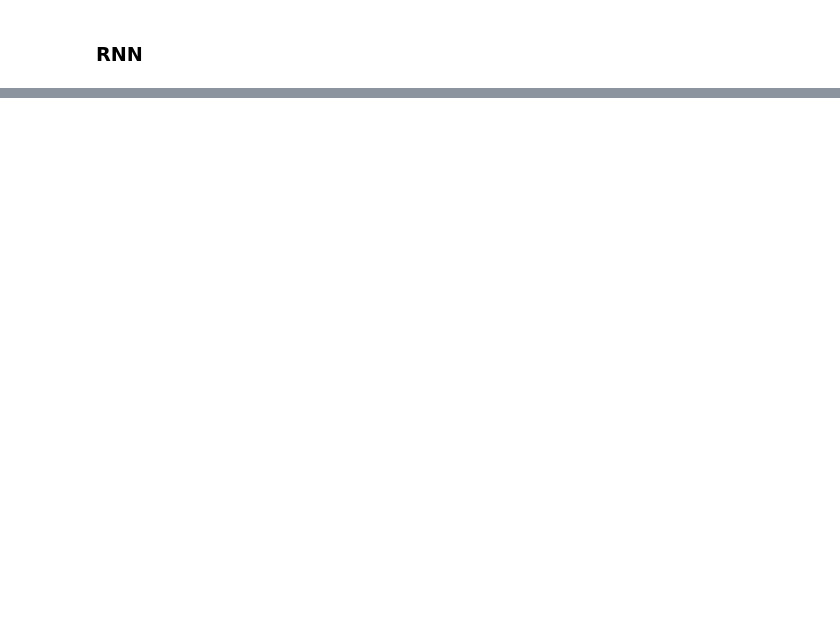
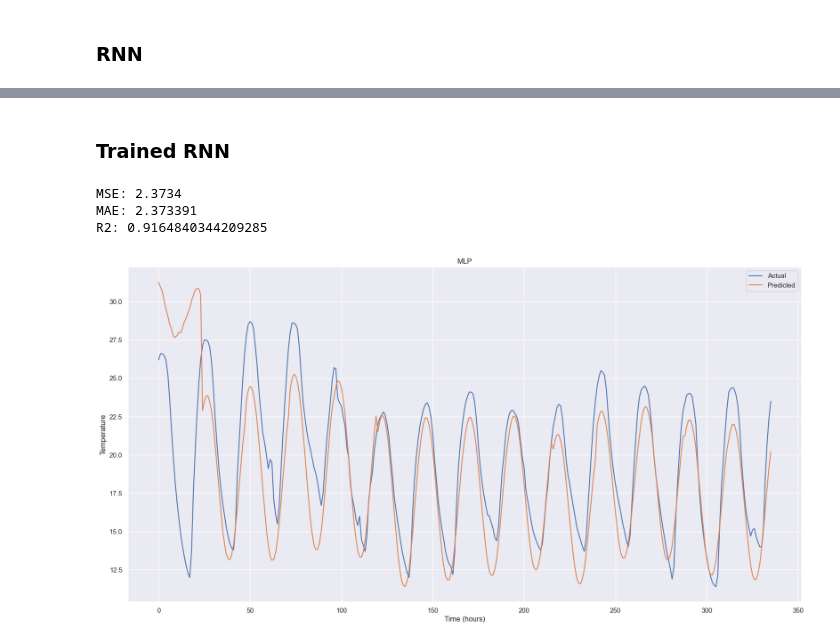
Before and after one commit to fidesy/weathercast, a Jupyter notebook: main.ipynb, the cells around one changed output, grey strips where cells are left out. Drawn from its saved outputs; the diff is of its cells as text; code cells hidden in the pictures; blank space fills up the shorter version.

```diff
--- a/main.ipynb
+++ b/main.ipynb
@@ -444,0 +454,19 @@ R2: 0.895580808849138
+# %% [markdown]
+### Trained RNN
+# %%
+rnn2 = RNN(144, 24, 24)
+rnn2.load_state_dict(torch.load('./models/rnn_h24_1k_50kstr.json'))
+with torch.no_grad():
+    y_pred, _ = rnn2(X_test_tensor)
+    mse = criterion(y_pred, y_test_tensor)
+    print(f'MSE: {mse:.4f}')
+    print('MAE:', mean_absolute_error(y_pred, y_test_tensor))
+    print('R2:', r2_score(y_pred, y_test_tensor))
+
+
+draw_nn(rnn2, 'MLP', test_amount=14, columns=weather.columns)
+# %% [output]
+MSE: 2.3734
+MAE: 2.373391
+R2: 0.9164840344209285
+[figure, added]
```
Also changed, not shown: parts of 12 cells of this notebook, 2 other files.
